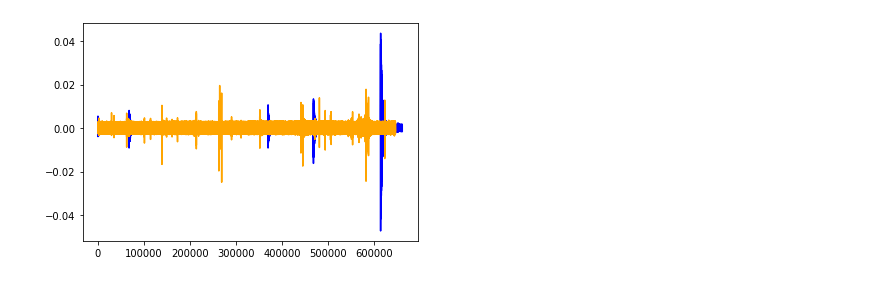
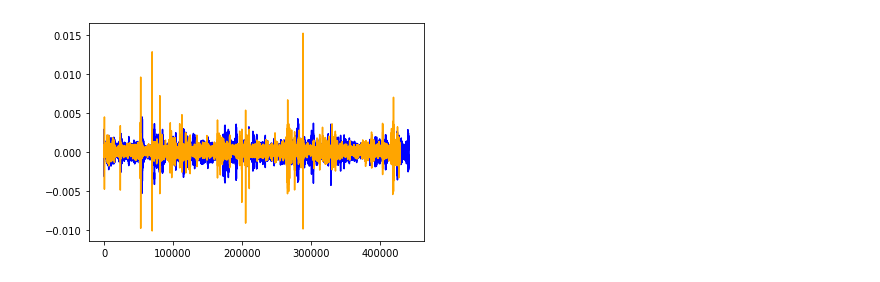
Before and after one commit to MiirHo3eIN/ML-based-sensor-enhancment, a Jupyter notebook: notebooks/database_making.ipynb, the cells around one changed output. Saved outputs shown, nothing was run; the diff lists cells and outputs as text; code cells hidden in the pictures.

```diff
--- a/notebooks/database_making.ipynb
+++ b/notebooks/database_making.ipynb
@@ -36,7 +52,16 @@ berkly_tab.head()
 # %%
 # Piezo dataset
+dst_path = '../data/data_csv/'
 
-piezo_path =  piezo_tab.path[0]
+for i in range(0,18):
+    conf_piezo = i
+
+    piezo_path =  piezo_tab.path[conf_piezo]
 
 
-piezo_data = data_convertor.read_dat(path= piezo_path)
+    df_piezo = data_convertor.read_dat(path= piezo_path)
+
+    # Modify the dataFrames to be totally similar
+    df_piezo.rename(columns = {'CH1':'x', 'CH0':'y'}, inplace = True)
+    # Store the Datasets in the csv format in a separate file ...
+    df_piezo.to_csv(dst_path+str(piezo_tab.label[conf_piezo])+'_piezo_' + piezo_tab.names[conf_piezo] + '.csv')
@@ -76,10 +68,12 @@ for i in range(0, len(berkly_tab.path)):
 # %%
 # Concatanating csv logs and validate them
+for i in range(0,15):
+    conf_berk = i
+    print(berkly_tab.names[conf_berk])
 
-path = path.path[1]
-ldf = [pd.read_csv(p) for p in glob.glob(path + "*.csv")]
-df_berk  = pd.concat(ldf1).sort_values(by=['logger', 'ts'])
-processing.g_conversion(df_berk)
-processing.mean_center(df_berk, loc = ['x', 'y'])
-
-df_berk
+    src_path = berkly_tab.path[conf_berk]
+    ldf = [pd.read_csv(p) for p in glob.glob(src_path + "*.csv")]
+    df_berk  = pd.concat(ldf).sort_values(by=['logger', 'ts'])
+    processing.g_conversion(df_berk)
+    processing.mean_center(df_berk, loc = ['x', 'y'])
+    df_berk.to_csv(dst_path+str(berkly_tab.label[conf_berk])+'_berk_' + berkly_tab.names[conf_berk] + '.csv')
@@ -86,12 +96,12 @@ df_berk
 # %%
 #%matplotlib notebook
 import matplotlib.pyplot as plt
-conv = 2/(2**15)
+#conv = 2/(2**15)
 plt.figure()
-plt.plot(df_berk.x.values, color = 'blue')
-plt.plot(piezo_data.CH1, color = 'orange')
+plt.plot(df_berk.y.values, color = 'blue')
+plt.plot(df_piezo.CH0, color = 'orange')
 plt.show()
 # %% [output]
-[figure, old version]
+[figure, new version]
 # %%
 
```
Also changed, not shown: parts of 11 cells of this notebook, 4 other files.
